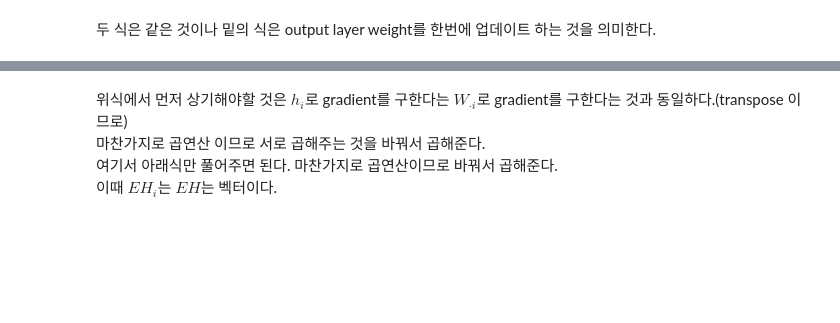
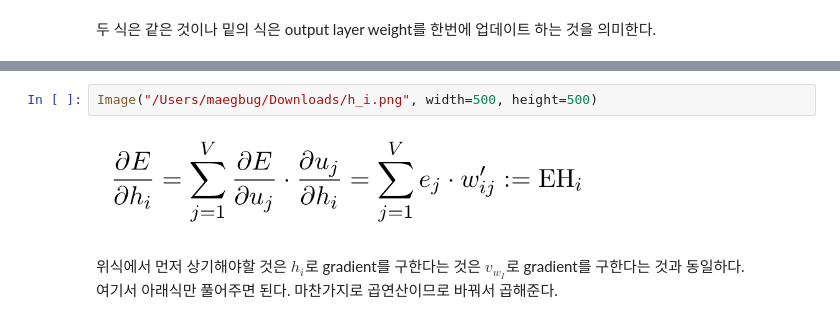
Before and after one commit to hyosuep-kwon/ml_basic, a Jupyter notebook: word2vec.ipynb, the cells around one changed output, grey strips where cells are left out. Cells and saved outputs as stored; diff of their text form; blank space fills up the shorter version.

```diff
--- a/word2vec.ipynb
+++ b/word2vec.ipynb
@@ -119,5 +130,7 @@ output layer에서 $v'_{wj}$를 생각해보자. 만약 $y_j$가 $t_j$보다 크
+# %%
+Image("/Users/maegbug/Downloads/h_i.png", width=500, height=500)
+# %% [output]
+[figure, added]
 # %% [markdown]
-위식에서 먼저 상기해야할 것은 $h_i$로 gradient를 구한다는 $W_{\cdot i}$로 gradient를 구한다는 것과 동일하다.(transpose 이므로)<br>
-마찬가지로 곱연산 이므로 서로 곱해주는 것을 바꿔서 곱해준다.<br>
+위식에서 먼저 상기해야할 것은 $h_i$로 gradient를 구한다는 것은 $v_{w_I}$로 gradient를 구한다는 것과 동일하다.<br>
 여기서 아래식만 풀어주면 된다. 마찬가지로 곱연산이므로 바꿔서 곱해준다.<br>
-이때 $EH_i$는  $EH$는 벡터이다.
```
Also changed, not shown: parts of 20 cells of this notebook.
